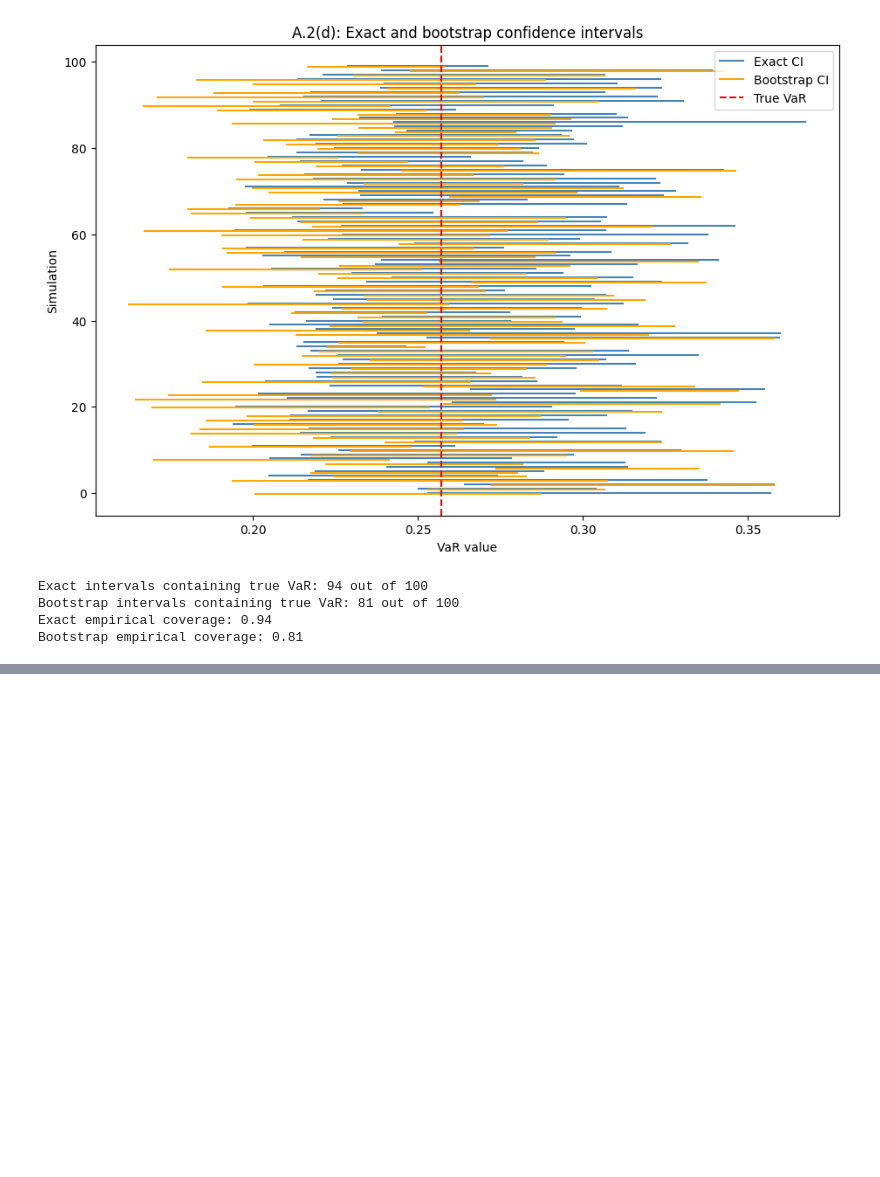
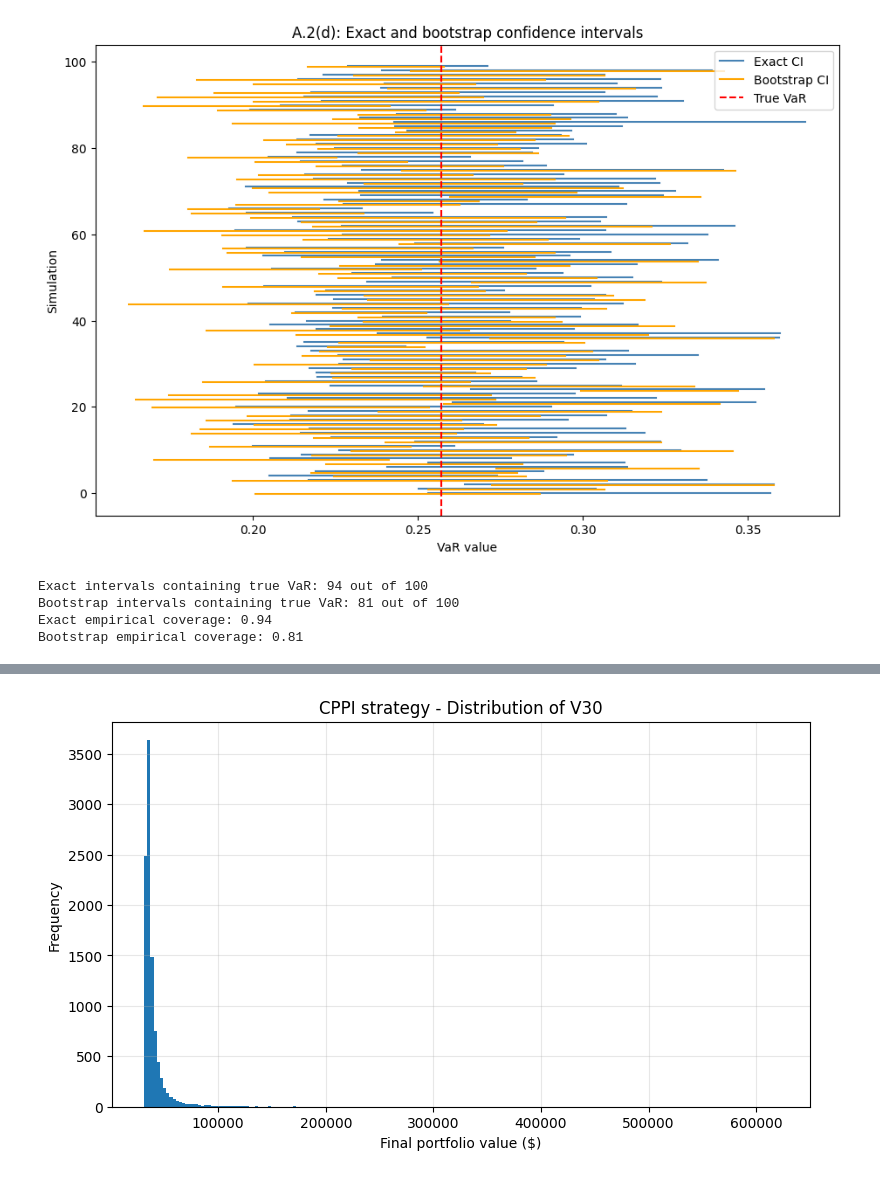
Before and after one commit to tom-fritzdorf/Risk-managment, a Jupyter notebook: Projekt1_William.ipynb, the cells around one changed output, grey strips where cells are left out. Saved outputs shown, nothing was run; the diff lists cells and outputs as text; code cells hidden in the pictures; blank space fills up the shorter version.

```diff
--- a/Projekt1_William.ipynb
+++ b/Projekt1_William.ipynb
@@ -391,0 +792,93 @@ Bootstrap empirical coverage: 0.81
+# %%
+#Part d
+import numpy as np
+import matplotlib.pyplot as plt
+
+# Parameters
+mu = 0.03
+sigma = 0.20
+n = 10000
+T = 30
+
+deposit = 1000
+r = 0.01
+r_bar = 0.005
+leverage = 2
+
+# Generate independent standard normal variables
+np.random.seed(37)
+Z = np.random.standard_normal((n, T))
+
+
+# Simulate the CPPI strategy
+def simulate_CPPI(mu, sigma, Z):
+
+    n, T = Z.shape
+    V = np.zeros(n)
+
+    # Keep track of simulations that have fallen below the guarantee
+    in_bond = np.zeros(n, dtype=bool)
+
+    for k in range(1, T + 1):
+
+        # Guaranteed amount after year k
+        G = deposit * np.sum(np.exp(r_bar * np.arange(1, k + 1)))
+
+        # Add the yearly deposit
+        W = V + deposit
+
+        # Stock return during year k
+        R = np.exp(mu + sigma * Z[:, k - 1])
+
+        # Simulations that are below the guarantee invest everything in bonds
+        V[in_bond] = W[in_bond] * np.exp(r)
+
+        # Simulations still following the CPPI strategy
+        active = ~in_bond
+
+        # Surplus above the discounted guarantee
+        surplus = W[active] - G * np.exp(-r)
+
+        # Invest twice the surplus in stocks
+        stock = leverage * surplus
+
+        # Invest the remaining amount in bonds
+        bank = W[active] - stock
+
+        # Calculate portfolio value at the end of the year
+        V[active] = stock * R[active] + bank * np.exp(r)
+
+        # Check which simulations have fallen below the guarantee
+        in_bond = V < G
+
+    return V
+
+
+# Run the simulation
+V30_d = simulate_CPPI(mu, sigma, Z)
+
+
+# Calculate results
+mean_value = np.mean(V30_d)
+quantile_01 = np.quantile(V30_d, 0.01)
+std_value = np.std(V30_d)
+
+print("Part B(d) - CPPI strategy")
+print("-------------------------")
+print(f"Mean final value: ${mean_value:,.2f}")
+print(f"1% quantile:      ${quantile_01:,.2f}")
+print(f"Standard deviation: ${std_value:,.2f}")
+
+
+# Plot histogram
+plt.figure(figsize=(9, 5))
+
+plt.hist(V30_d, bins=60)
+
+plt.xlabel("Final portfolio value ($)")
+plt.ylabel("Frequency")
+plt.title("CPPI strategy - Distribution of V30")
+plt.grid(alpha=0.3)
+
+plt.show()
+# %% [output]
@@ -391,0 +890 @@ Bootstrap empirical coverage: 0.81
+[figure, added]
```
Also changed, not shown: parts of 6 cells of this notebook.
